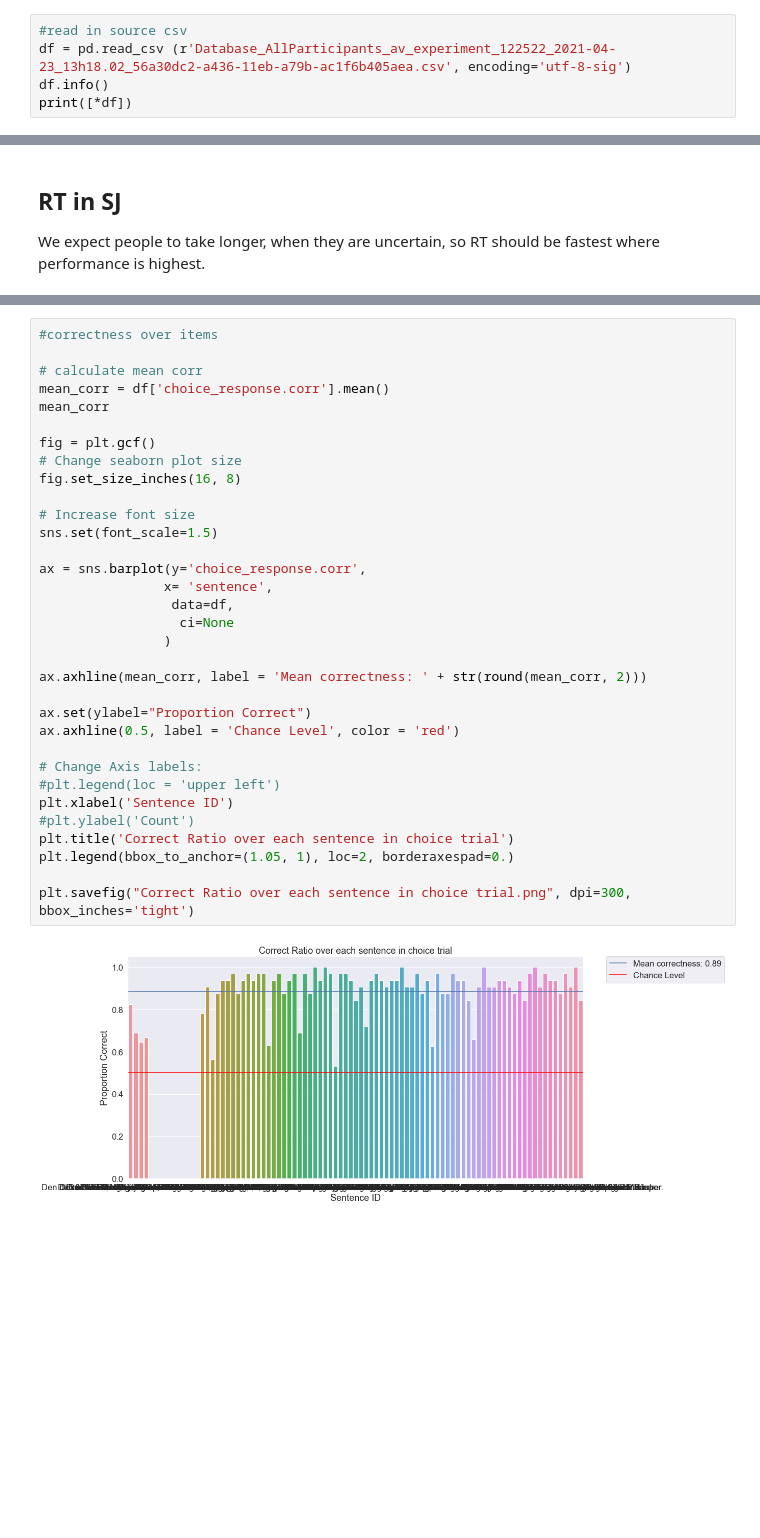
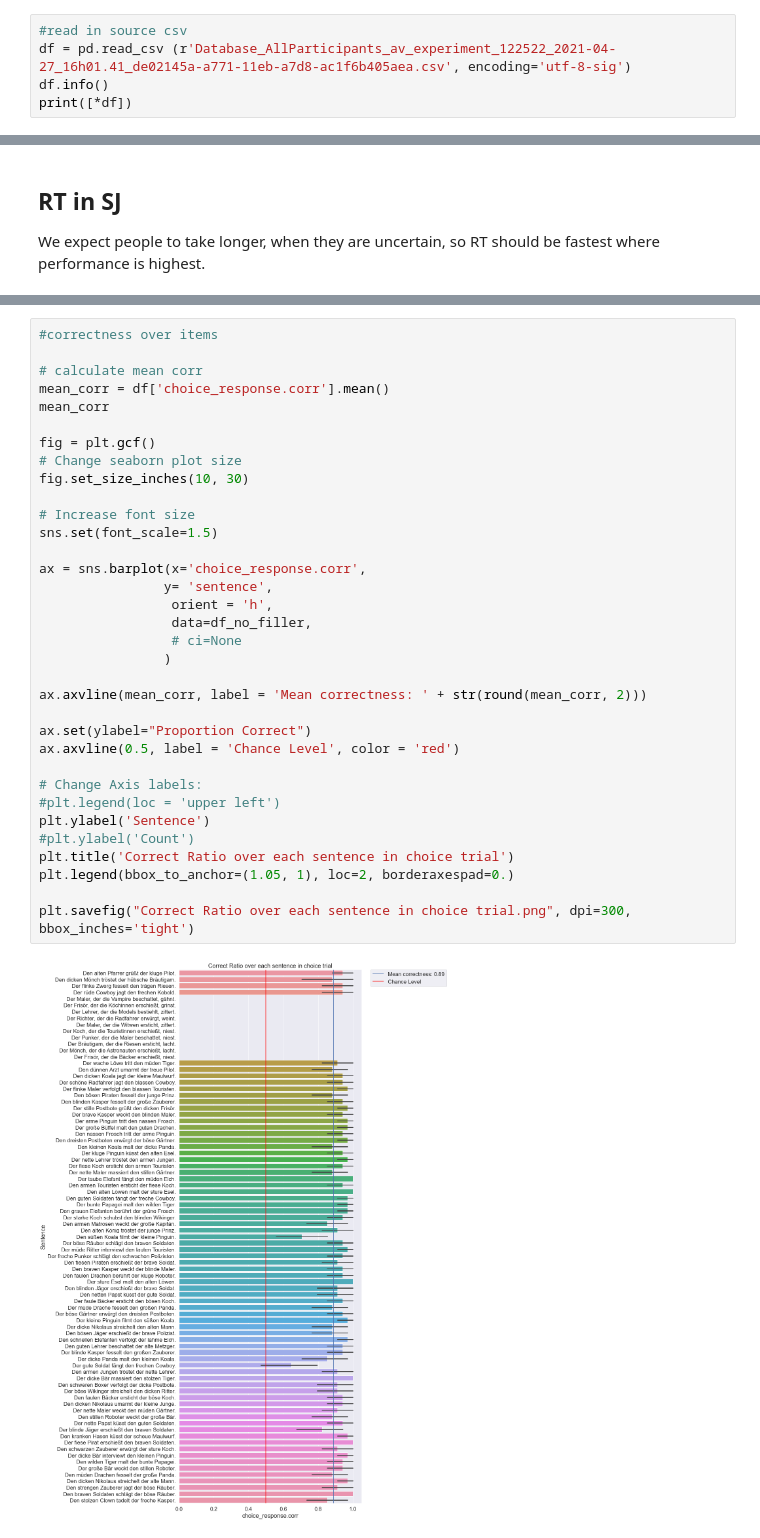
Before and after one commit to arontaupe/asynchrony_thesis, a Jupyter notebook: data_analysis/data_visualizer_joint.ipynb, the cells around one changed output, grey strips where cells are left out. Cells and saved outputs as stored; diff of their text form; blank space fills up the shorter version.

Commit message:
fancy figures

```diff
--- a/data_analysis/data_visualizer_joint.ipynb
+++ b/data_analysis/data_visualizer_joint.ipynb
@@ -20,7 +20,7 @@ groupnames = [0,1,2,3,4]
 browsernames = ["MSIE", "Firefox", "Safari", "Chrome", "Opera"]
 # %%
 #read in source csv
-df = pd.read_csv (r'Database_AllParticipants_av_experiment_122522_2021-04-23_13h18.02_56a30dc2-a436-11eb-a79b-ac1f6b405aea.csv', encoding='utf-8-sig')
+df = pd.read_csv (r'Database_AllParticipants_av_experiment_122522_2021-04-27_16h01.41_de02145a-a771-11eb-a7d8-ac1f6b405aea.csv', encoding='utf-8-sig')
 df.info()
 print([*df])
 # %% [output]
@@ -990,38 +990,39 @@ Text(0.5, 1.0, 'RT for asynchrony question over conditions in sj trial')
 # %%
 #correctness over items
 
 # calculate mean corr
 mean_corr = df['choice_response.corr'].mean()
 mean_corr
 
 fig = plt.gcf()
 # Change seaborn plot size
-fig.set_size_inches(16, 8)
+fig.set_size_inches(10, 30)
 
 # Increase font size
 sns.set(font_scale=1.5)
 
-ax = sns.barplot(y='choice_response.corr',
-                x= 'sentence',
-                 data=df,
-                  ci=None
+ax = sns.barplot(x='choice_response.corr',
+                y= 'sentence',
+                 orient = 'h',
+                 data=df_no_filler,
+                 # ci=None
                 )
 
-ax.axhline(mean_corr, label = 'Mean correctness: ' + str(round(mean_corr, 2)))
+ax.axvline(mean_corr, label = 'Mean correctness: ' + str(round(mean_corr, 2)))
 
 ax.set(ylabel="Proportion Correct")
-ax.axhline(0.5, label = 'Chance Level', color = 'red')
+ax.axvline(0.5, label = 'Chance Level', color = 'red')
 
 # Change Axis labels:
 #plt.legend(loc = 'upper left')
-plt.xlabel('Sentence ID')
+plt.ylabel('Sentence')
 #plt.ylabel('Count')
 plt.title('Correct Ratio over each sentence in choice trial')
 plt.legend(bbox_to_anchor=(1.05, 1), loc=2, borderaxespad=0.)
 
 plt.savefig("Correct Ratio over each sentence in choice trial.png", dpi=300, bbox_inches='tight')
 # %% [output]
-[figure, old version]
+[figure, new version]
 # %%
 #correctness over items
 
```
Also changed, not shown: parts of 29 cells of this notebook, 14 other files.
